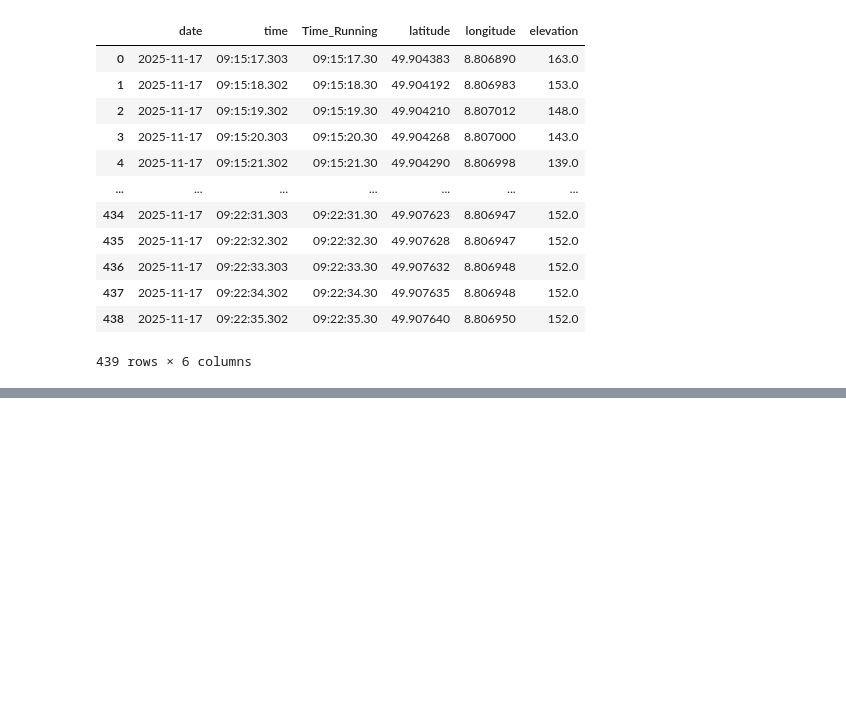
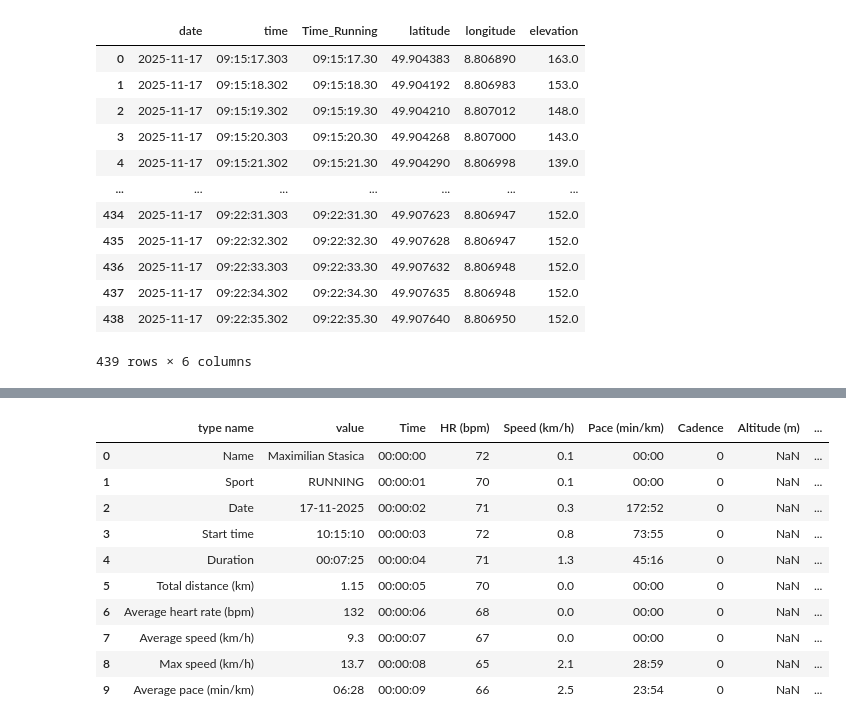
Before and after one commit to Mohsenmohebbi1993/Biomechanik, a Jupyter notebook: notebooks/2. Data and Clear Data.ipynb, the cells around one changed output, grey strips where cells are left out. Cells and saved outputs as stored; diff of their text form; code cells hidden in the pictures; blank space fills up the shorter version.

```diff
--- a/notebooks/2. Data and Clear Data.ipynb
+++ b/notebooks/2. Data and Clear Data.ipynb
@@ -637,0 +661,14 @@ globals()[name_GPX_df[name_GPX_df["Date"].eq("2025_11_17")]["df_name"].iloc[0]]
+# %%
+Heartrate_Date_2025_11_17_Time_10_15_10.head(10)
+# %% [output]
+|  | type name | value | Time | HR (bpm) | Speed (km/h) | Pace (min/km) | Cadence | Altitude (m) | ... |
+| 0 | Name | Maximilian Stasica | 00:00:00 | 72 | 0.1 | 00:00 | 0 | NaN | ... |
+| 1 | Sport | RUNNING | 00:00:01 | 70 | 0.1 | 00:00 | 0 | NaN | ... |
+| 2 | Date | 17-11-2025 | 00:00:02 | 71 | 0.3 | 172:52 | 0 | NaN | ... |
+| 3 | Start time | 10:15:10 | 00:00:03 | 72 | 0.8 | 73:55 | 0 | NaN | ... |
+| 4 | Duration | 00:07:25 | 00:00:04 | 71 | 1.3 | 45:16 | 0 | NaN | ... |
+| 5 | Total distance (km) | 1.15 | 00:00:05 | 70 | 0.0 | 00:00 | 0 | NaN | ... |
+| 6 | Average heart rate (bpm) | 132 | 00:00:06 | 68 | 0.0 | 00:00 | 0 | NaN | ... |
+| 7 | Average speed (km/h) | 9.3 | 00:00:07 | 67 | 0.0 | 00:00 | 0 | NaN | ... |
+| 8 | Max speed (km/h) | 13.7 | 00:00:08 | 65 | 2.1 | 28:59 | 0 | NaN | ... |
+| 9 | Average pace (min/km) | 06:28 | 00:00:09 | 66 | 2.5 | 23:54 | 0 | NaN | ... |
```
Also changed, not shown: parts of 9 cells of this notebook.
